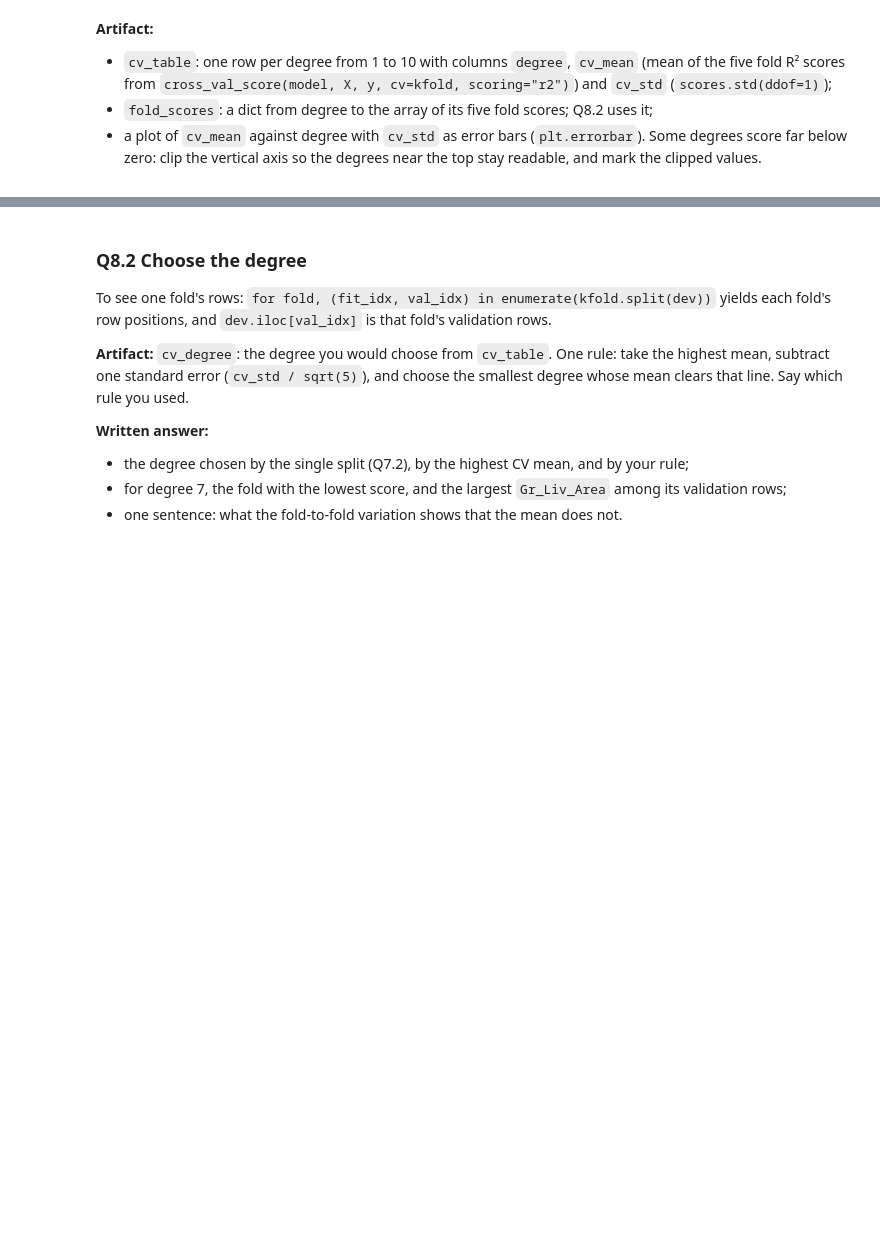
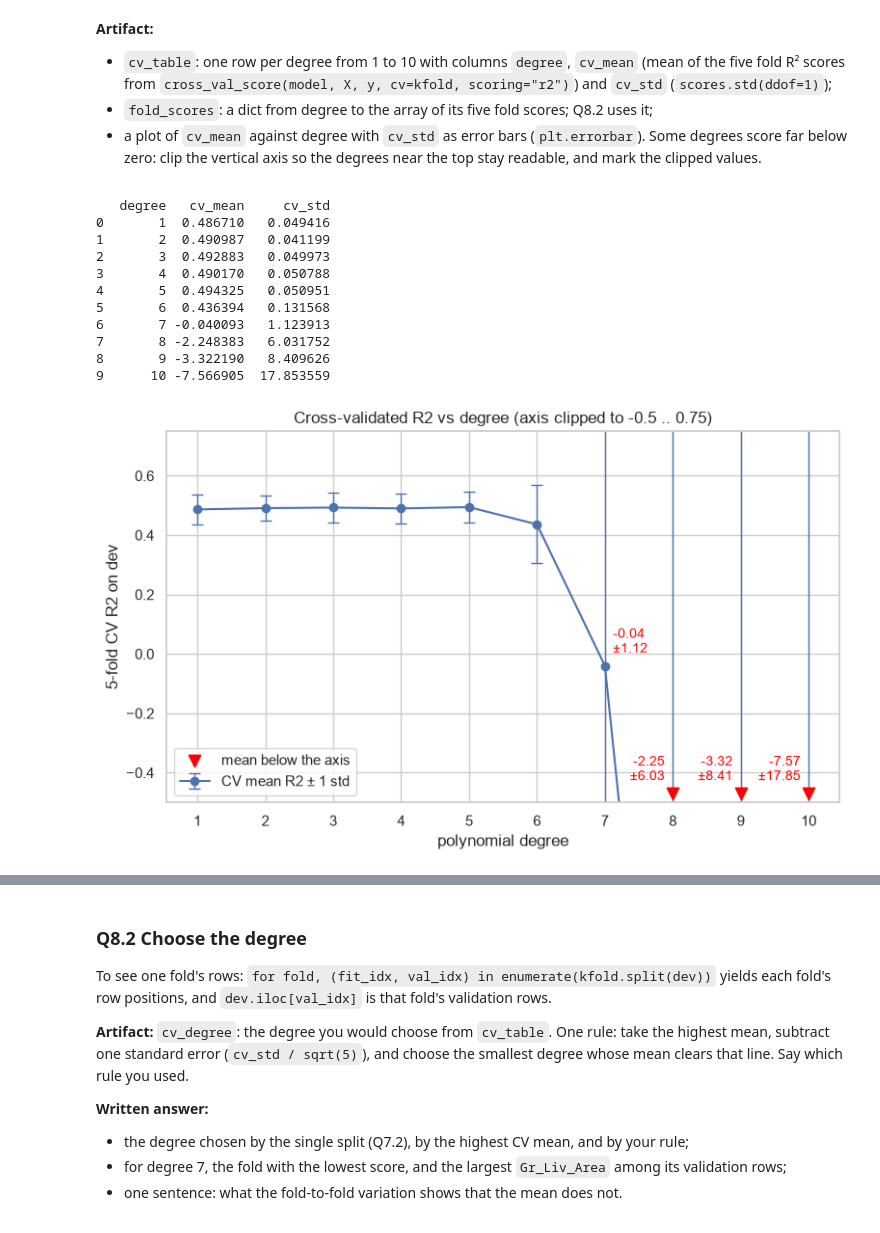
Before and after one commit to qqgjyx/AC-209A, a Jupyter notebook: homeworks/cs1090a_hw2/cs1090a_hw2.ipynb, the cells around one changed output, grey strips where cells are left out. Saved outputs shown, nothing was run; the diff lists cells and outputs as text; code cells hidden in the pictures; blank space fills up the shorter version.

```diff
--- a/homeworks/cs1090a_hw2/cs1090a_hw2.ipynb
+++ b/homeworks/cs1090a_hw2/cs1090a_hw2.ipynb
@@ -827,7 +938,61 @@ kfold = KFold(n_splits=5, shuffle=True, random_state=0)
   readable, and mark the clipped values.
 </div>
 # %%
-# your code here
-...
+fold_scores = {}
+for degree in range(1, 11):
+    fold_scores[degree] = cross_val_score(
+        polynomial_model(degree), dev[["Gr_Liv_Area"]],
+        dev["Sale_Price"], cv=kfold, scoring="r2")
+cv_table = pd.DataFrame({
+    "degree": list(fold_scores),
+    "cv_mean": [scores.mean() for scores in fold_scores.values()],
+    "cv_std": [scores.std(ddof=1) for scores in fold_scores.values()],
+})
+print(cv_table)
+
+y_bottom, y_top = -0.5, 0.75
+plt.figure(figsize=(9, 5))
+plt.errorbar(cv_table["degree"], cv_table["cv_mean"],
+             yerr=cv_table["cv_std"], marker="o", capsize=4,
+             elinewidth=1, label="CV mean R2 ± 1 std")
+# What the clipped axis hides: a red triangle where the mean is below
+# the axis, and the mean ± std written out for every degree whose
+# error bar runs past either limit.
+below = cv_table[cv_table["cv_mean"] < y_bottom]
+plt.scatter(below["degree"], [y_bottom + 0.03] * len(below),
+            marker="v", s=80, color="red", zorder=3,
+            label="mean below the axis")
+bar_low = cv_table["cv_mean"] - cv_table["cv_std"]
+bar_high = cv_table["cv_mean"] + cv_table["cv_std"]
+cut = cv_table[(bar_low < y_bottom) | (bar_high > y_top)]
+for _, row in cut.iterrows():
+    on_axis = row["cv_mean"] >= y_bottom
+    plt.annotate(f"{row['cv_mean']:.2f}\n±{row['cv_std']:.2f}",
+                 (row["degree"], max(row["cv_mean"], y_bottom + 0.03)),
+                 textcoords="offset points",
+                 xytext=(6, 10) if on_axis else (-6, 10),
+                 ha="left" if on_axis else "right",
+                 color="red", fontsize=10)
+plt.ylim(y_bottom, y_top)
+plt.xticks(cv_table["degree"])
+plt.xlabel("polynomial degree")
+plt.ylabel("5-fold CV R2 on dev")
+plt.title(f"Cross-validated R2 vs degree "
+          f"(axis clipped to {y_bottom} .. {y_top})")
+plt.legend(loc="lower left")
+plt.show()
+# %% [output]
+   degree   cv_mean     cv_std
+0       1  0.486710   0.049416
+1       2  0.490987   0.041199
+2       3  0.492883   0.049973
+3       4  0.490170   0.050788
+4       5  0.494325   0.050951
+5       6  0.436394   0.131568
+6       7 -0.040093   1.123913
+7       8 -2.248383   6.031752
+8       9 -3.322190   8.409626
+9      10 -7.566905  17.853559
+[figure, added]
 # %%
 grader.check("q8_1")
```
Also changed, not shown: parts of 25 cells of this notebook, 1 other file.
